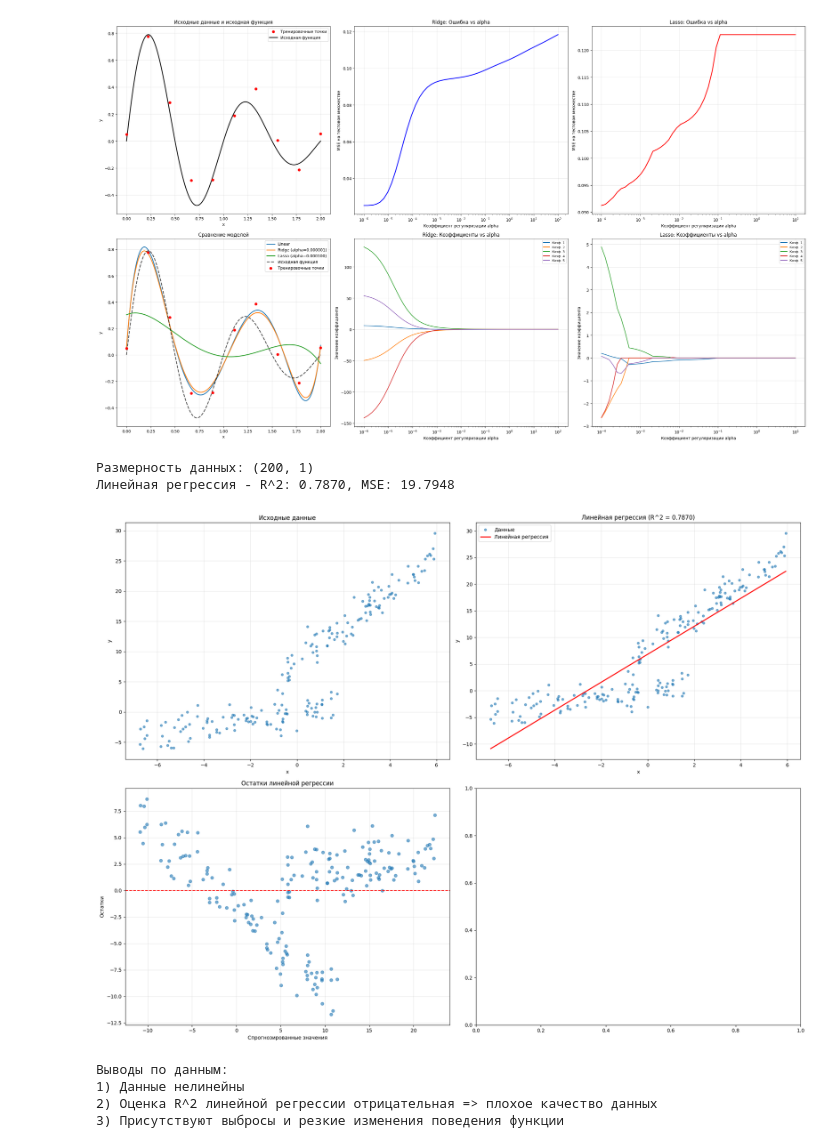
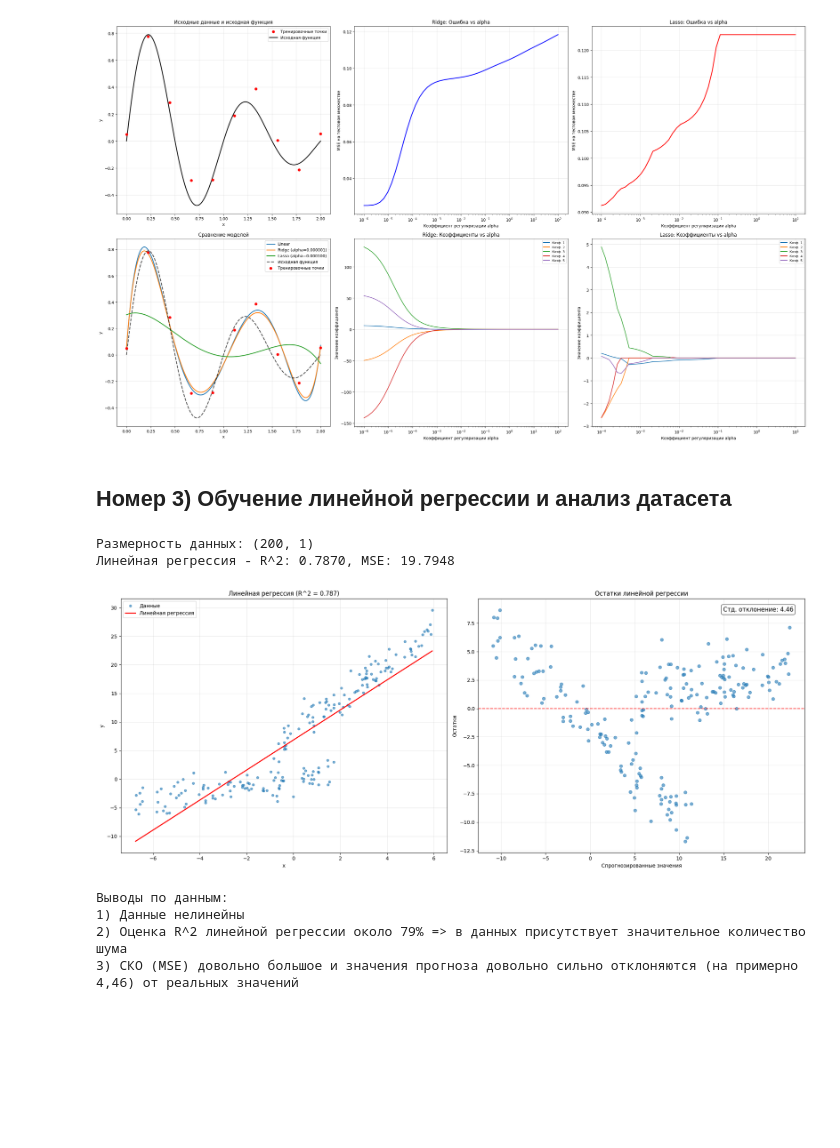
Before and after one commit to draindag/ml_practice, a Jupyter notebook: DZ_2.ipynb, the cells around one changed output. Saved outputs shown, nothing was run; the diff lists cells and outputs as text; code cells hidden in the pictures; blank space fills up the shorter version.

```diff
--- a/DZ_2.ipynb
+++ b/DZ_2.ipynb
@@ -218,70 +218,69 @@ Linear: MSE = 0.025554
 Ridge (alpha=0.000001): MSE = 0.025207
 Lasso (alpha=0.000100): MSE = 0.091219
 [figure]
+# %% [markdown]
+## Номер 3) Обучение линейной регрессии и анализ датасета
 # %%
 # Загрузка данных
 strange_data = pd.read_csv('hw2_strange_data.csv')
-X_strange = strange_data[['x']]
-y_strange = strange_data['y']
+X_data = strange_data[['x']]
+y_data = strange_data['y']
 
-print(f'Размерность данных: {X_strange.shape}')
+print(f'Размерность данных: {X_data.shape}')
 
 # Линейная регрессия
 lr = LinearRegression()
-lr.fit(X_strange, y_strange)
-y_pred_lr = lr.predict(X_strange)
+lr.fit(X_data, y_data)
+y_pred_lr = lr.predict(X_data)
 
-r2_lr = r2_score(y_strange, y_pred_lr)
-mse_lr = mean_squared_error(y_strange, y_pred_lr)
+r2_lr = r2_score(y_data, y_pred_lr)
+mse_lr = mean_squared_error(y_data, y_pred_lr)
 
 print(f'Линейная регрессия - R^2: {r2_lr:.4f}, MSE: {mse_lr:.4f}')
 
 
 # Визуализируем данные
-fig, axes = plt.subplots(2, 2, figsize=(20, 15))
+fig, axes = plt.subplots(1, 2, figsize=(20, 8))
 
-# Исходные данные
-axes[0, 0].scatter(X_strange, y_strange, alpha=0.6, s=20)
-axes[0, 0].set_xlabel('x')
-axes[0, 0].set_ylabel('y')
-axes[0, 0].set_title('Исходные данные')
-axes[0, 0].grid(True, alpha=0.3)
 
 # Линейная регрессия
-x_plot = np.linspace(X_strange.min(), X_strange.max(), 300).reshape(-1, 1)
+x_plot = np.linspace(X_data.min(), X_data.max(), 300).reshape(-1, 1)
 y_plot_lr = lr.predict(x_plot)
 
-axes[0, 1].scatter(X_strange, y_strange, alpha=0.6, s=20, label='Данные')
-axes[0, 1].plot(x_plot, y_plot_lr, 'r-', linewidth=2, label='Линейная регрессия')
-axes[0, 1].set_xlabel('x')
-axes[0, 1].set_ylabel('y')
-axes[0, 1].set_title('Линейная регрессия (R^2 = {:.4f})'.format(r2_lr))
-axes[0, 1].legend()
-axes[0, 1].grid(True, alpha=0.3)
+axes[0].scatter(X_data, y_data, alpha=0.6, s=20, label='Данные')
+axes[0].plot(x_plot, y_plot_lr, 'r-', linewidth=2, label='Линейная регрессия')
+axes[0].set_xlabel('x')
+axes[0].set_ylabel('y')
+axes[0].set_title('Линейная регрессия (R^2 = {:.3f})'.format(r2_lr))
+axes[0].legend()
+axes[0].grid(True, alpha=0.3)
 
 
-# Анализируем распределения остатков
-residuals = y_strange - y_pred_lr
-axes[1, 0].scatter(y_pred_lr, residuals, alpha=0.6)
-axes[1, 0].axhline(y=0, color='r', linestyle='--')
-axes[1, 0].set_xlabel('Спрогнозированные значения')
-axes[1, 0].set_ylabel('Остатки')
-axes[1, 0].set_title('Остатки линейной регрессии')
-axes[1, 0].grid(True, alpha=0.3)
+# Анализируем распределения остатков (исходные данные - спрогнозированные значения)
+residuals = y_data - y_pred_lr
+axes[1].scatter(y_pred_lr, residuals, alpha=0.6)
+axes[1].axhline(y=0, color='r', linestyle='--')
+axes[1].set_xlabel('Спрогнозированные значения')
+axes[1].set_ylabel('Остатки')
+axes[1].set_title('Остатки линейной регрессии')
+axes[1].text(0.75, 0.95, f'Стд. отклонение: {residuals.std():.2f}',
+             transform=axes[1].transAxes, fontsize=12,
+             bbox=dict(boxstyle="round,pad=0.3", facecolor="white", alpha=0.7))
+axes[1].grid(True, alpha=0.3)
 
 plt.tight_layout()
 plt.show()
 
 
 print("\nВыводы по данным:")
 print("1) Данные нелинейны")
-print("2) Оценка R^2 линейной регрессии отрицательная => плохое качество данных")
-print("3) Присутствуют выбросы и резкие изменения поведения функции")
+print("2) Оценка R^2 линейной регрессии около 79% => в данных присутствует значительное количество шума")
+print("3) СКО (MSE) довольно большое и значения прогноза довольно сильно отклоняются (на примерно 4,46) от реальных значений")
 # %% [output]
 Размерность данных: (200, 1)
 Линейная регрессия - R^2: 0.7870, MSE: 19.7948
-[figure, old version]
+[figure, new version]
 Выводы по данным:
 1) Данные нелинейны
-2) Оценка R^2 линейной регрессии отрицательная => плохое качество данных
-3) Присутствуют выбросы и резкие изменения поведения функции
+2) Оценка R^2 линейной регрессии около 79% => в данных присутствует значительное количество шума
+3) СКО (MSE) довольно большое и значения прогноза довольно сильно отклоняются (на примерно 4,46) от реальных значений
```
